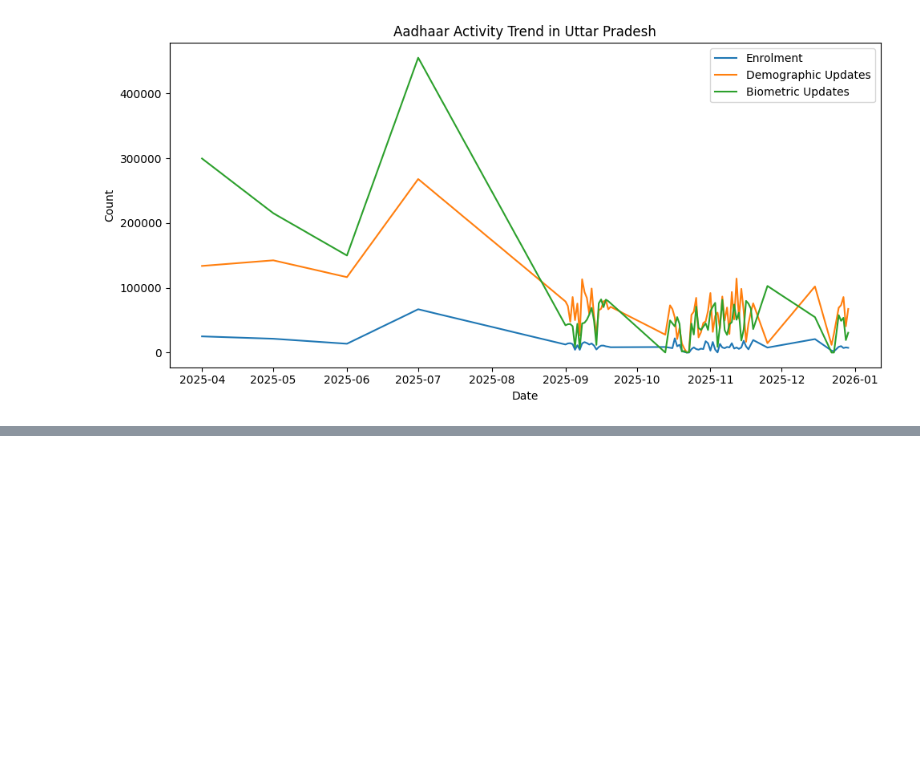
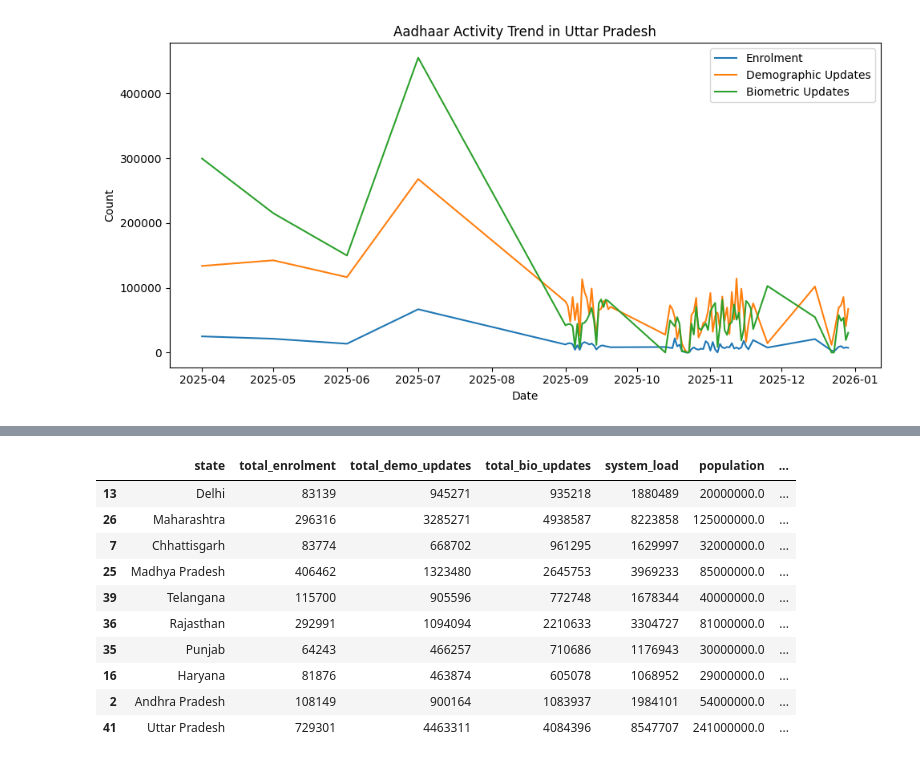
Before and after one commit to Prajusha2004/aadhar, a Jupyter notebook: analysis/indicators.ipynb, the cells around one changed output, grey strips where cells are left out. Saved outputs shown, nothing was run; the diff lists cells and outputs as text; code cells hidden in the pictures; blank space fills up the shorter version.

```diff
--- a/analysis/indicators.ipynb
+++ b/analysis/indicators.ipynb
@@ -736,0 +848,32 @@ plt.show()
+# %%
+# -----------------------------
+# External Dataset Integration: Population
+# -----------------------------
+
+# Load population data
+pop = pd.read_csv("../data/state_population.csv")
+
+# Merge with state summary
+state_summary_pop = state_summary.merge(pop, on="state", how="left")
+
+# Compute per capita system load
+state_summary_pop["system_load_per_capita"] = (
+    state_summary_pop["system_load"] / state_summary_pop["population"]
+)
+
+# Sort by per capita load
+state_summary_pop = state_summary_pop.sort_values("system_load_per_capita", ascending=False)
+
+state_summary_pop.head(10)
+# %% [output]
+|  | state | total_enrolment | total_demo_updates | total_bio_updates | system_load | population | ... |
+| 13 | Delhi | 83139 | 945271 | 935218 | 1880489 | 20000000.0 | ... |
+| 26 | Maharashtra | 296316 | 3285271 | 4938587 | 8223858 | 125000000.0 | ... |
+| 7 | Chhattisgarh | 83774 | 668702 | 961295 | 1629997 | 32000000.0 | ... |
+| 25 | Madhya Pradesh | 406462 | 1323480 | 2645753 | 3969233 | 85000000.0 | ... |
+| 39 | Telangana | 115700 | 905596 | 772748 | 1678344 | 40000000.0 | ... |
+| 36 | Rajasthan | 292991 | 1094094 | 2210633 | 3304727 | 81000000.0 | ... |
+| 35 | Punjab | 64243 | 466257 | 710686 | 1176943 | 30000000.0 | ... |
+| 16 | Haryana | 81876 | 463874 | 605078 | 1068952 | 29000000.0 | ... |
+| 2 | Andhra Pradesh | 108149 | 900164 | 1083937 | 1984101 | 54000000.0 | ... |
+| 41 | Uttar Pradesh | 729301 | 4463311 | 4084396 | 8547707 | 241000000.0 | ... |
```
Also changed, not shown: parts of 9 cells of this notebook, 4 other files.
